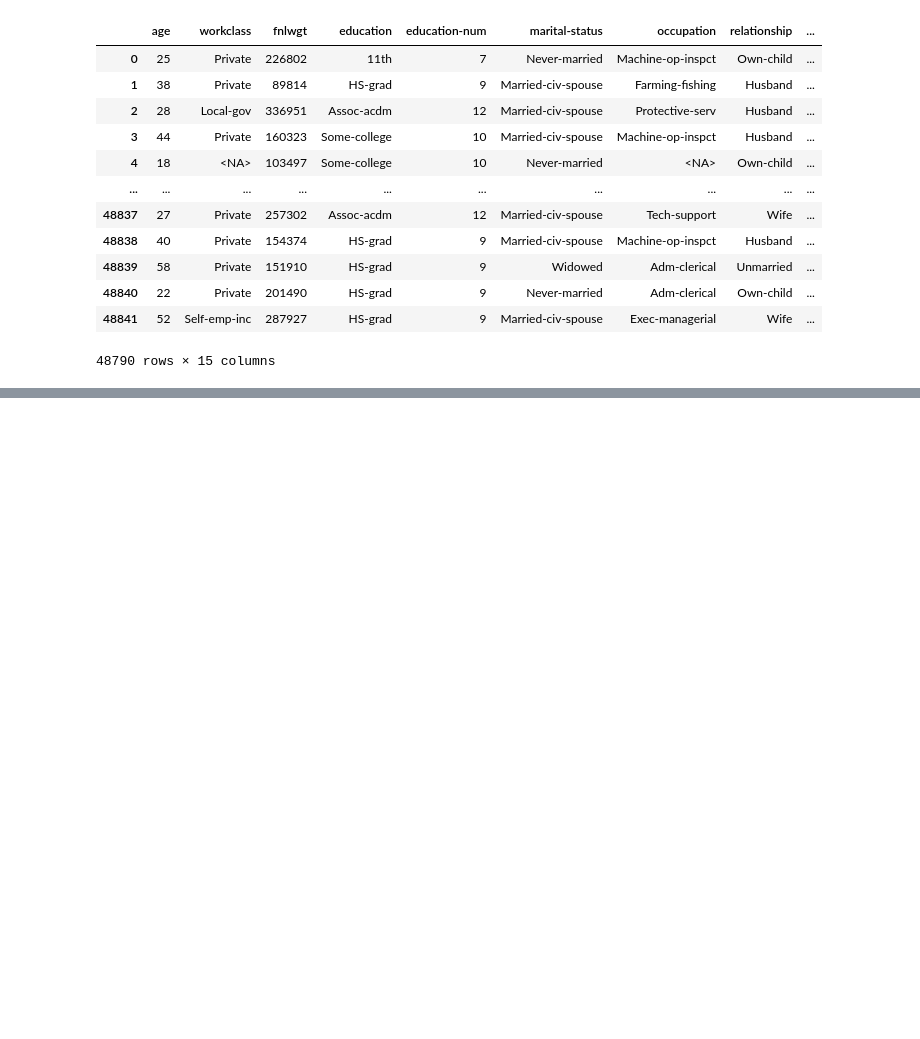
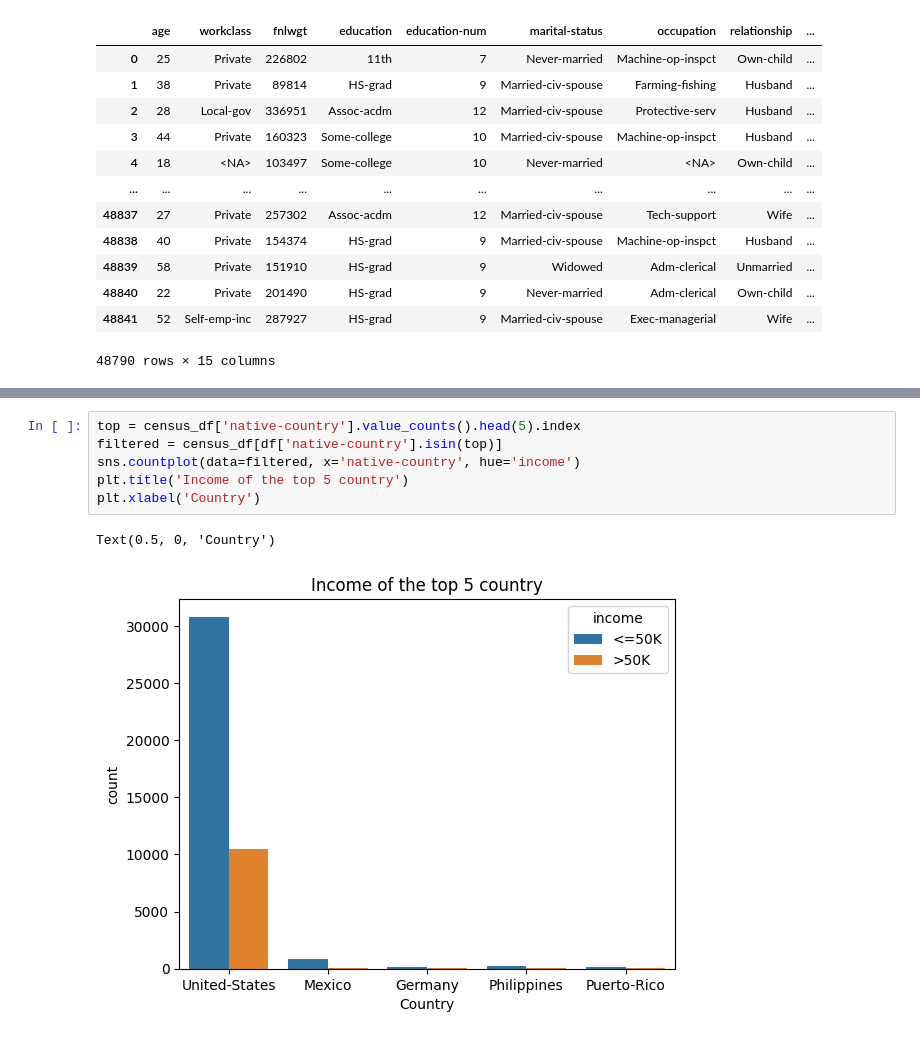
Before and after one commit to kodards/Census-DS-Project, a Jupyter notebook: census.ipynb, the cells around one changed output, grey strips where cells are left out. Cells and saved outputs as stored; diff of their text form; blank space fills up the shorter version.

```diff
--- a/census.ipynb
+++ b/census.ipynb
@@ -46,0 +205,9 @@ census_df
+# %%
+top = census_df['native-country'].value_counts().head(5).index
+filtered = census_df[df['native-country'].isin(top)]
+sns.countplot(data=filtered, x='native-country', hue='income')
+plt.title('Income of the top 5 country')
+plt.xlabel('Country')
+# %% [output]
+Text(0.5, 0, 'Country')
+[figure, added]
```
Also changed, not shown: parts of 36 cells of this notebook.
